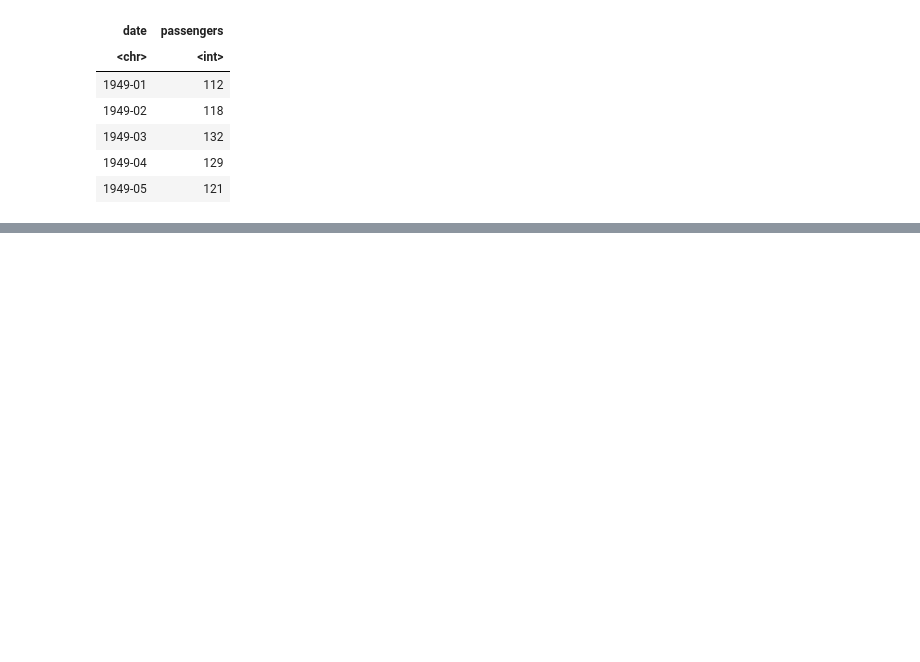
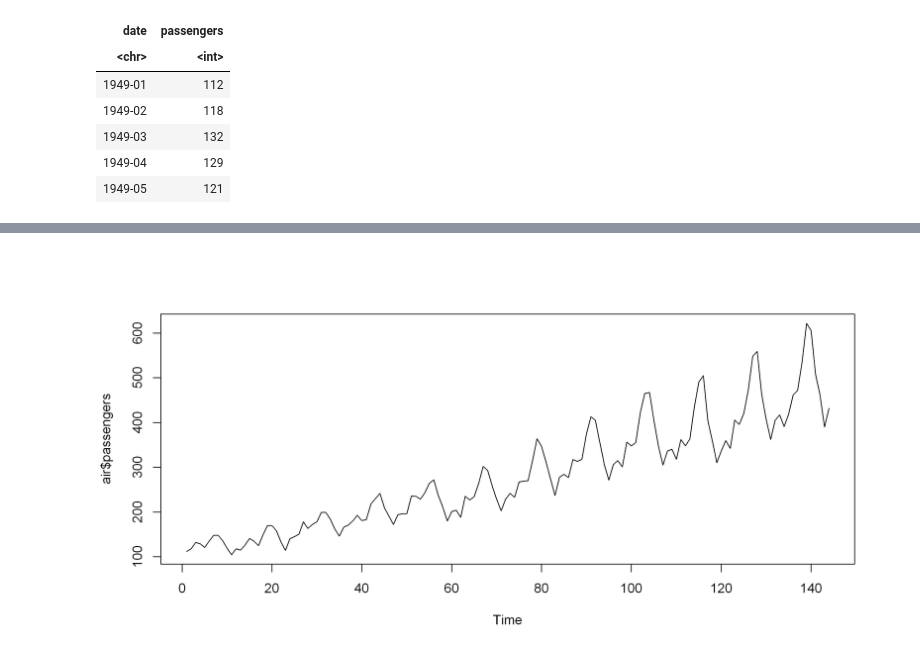
Before and after one commit to kaladabrio2020/analise-pratica-series-temporais_predicao-stats-ml, a Jupyter notebook: Capitulo_3 - EAD-para-series-temporais/AED.ipynb, the cells around one changed output, grey strips where cells are left out. Saved outputs shown, nothing was run; the diff lists cells and outputs as text; code cells hidden in the pictures; blank space fills up the shorter version.

```diff
--- a/Capitulo_3 - EAD-para-series-temporais/AED.ipynb
+++ b/Capitulo_3 - EAD-para-series-temporais/AED.ipynb
@@ -136,0 +126,6 @@ ERROR: Error in plot.window(...): valores finitos são necessários para 'ylim'
+# %%
+par(bg='white')
+options(repr.plot.res = 300,  repr.plot.width = 10,  repr.plot.height = 5)
+plot(air$passengers)
+# %% [output]
+[figure, added]
```
Also changed, not shown: parts of 2 cells of this notebook.
